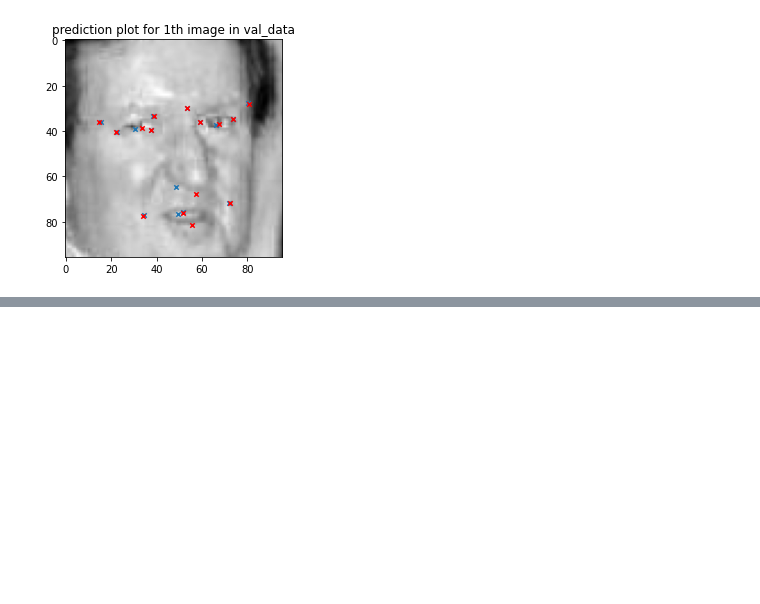
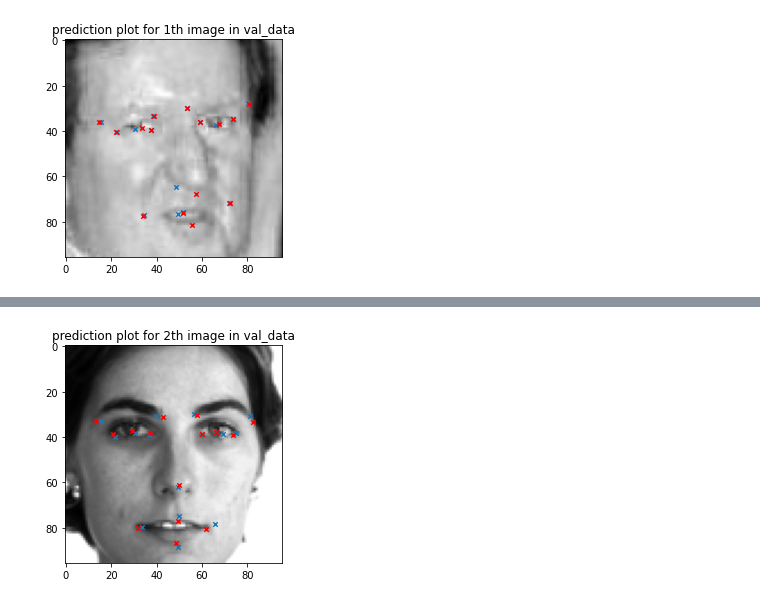
Before and after one commit to SangminAhn21/DL_Study, a Jupyter notebook: Kaggle/Facial_Keypoint_Detection/Facial_Keypoint_Detection.ipynb, the cells around one changed output, grey strips where cells are left out. Saved outputs shown, nothing was run; the diff lists cells and outputs as text; code cells hidden in the pictures; blank space fills up the shorter version.

```diff
--- a/Kaggle/Facial_Keypoint_Detection/Facial_Keypoint_Detection.ipynb
+++ b/Kaggle/Facial_Keypoint_Detection/Facial_Keypoint_Detection.ipynb
@@ -348,0 +425,4 @@ predict(val_data, 1, True)
+# %%
+predict(val_data, 2, True)
+# %% [output]
+[figure, added]
```
Also changed, not shown: parts of 3 cells of this notebook.
